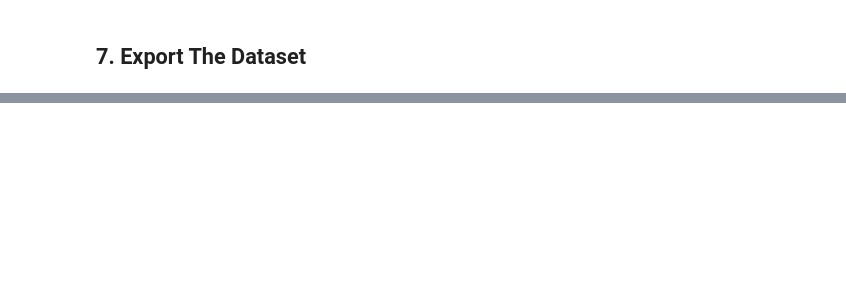
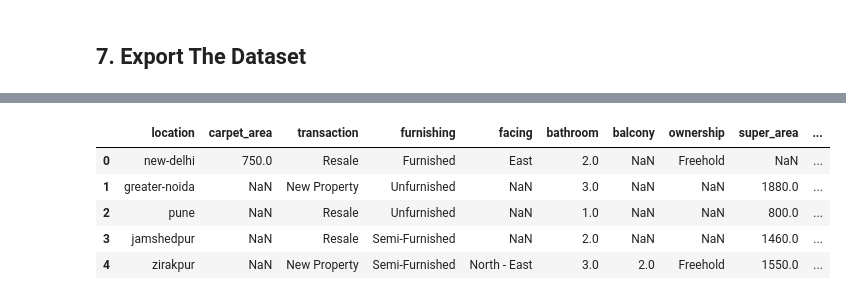
Before and after one commit to rishabhpancholi/house-price-prediction-ml-project, a Jupyter notebook: notebooks/data_cleaning.ipynb, the cells around one changed output, grey strips where cells are left out. Drawn from its saved outputs; the diff is of its cells as text; code cells hidden in the pictures; blank space fills up the shorter version.

Commit message:
Data cleaning done

```diff
--- a/notebooks/data_cleaning.ipynb
+++ b/notebooks/data_cleaning.ipynb
@@ -947,0 +953,9 @@ export_data(X_test,y_test,"test")
+# %%
+export_data(X_val,y_val,"val")
+# %% [output]
+|  | location | carpet_area | transaction | furnishing | facing | bathroom | balcony | ownership | super_area | ... |
+| 0 | new-delhi | 750.0 | Resale | Furnished | East | 2.0 | NaN | Freehold | NaN | ... |
+| 1 | greater-noida | NaN | New Property | Unfurnished | NaN | 3.0 | NaN | NaN | 1880.0 | ... |
+| 2 | pune | NaN | Resale | Unfurnished | NaN | 1.0 | NaN | NaN | 800.0 | ... |
+| 3 | jamshedpur | NaN | Resale | Semi-Furnished | NaN | 2.0 | NaN | NaN | 1460.0 | ... |
+| 4 | zirakpur | NaN | New Property | Semi-Furnished | North - East | 3.0 | 2.0 | Freehold | 1550.0 | ... |
```
Also changed, not shown: parts of 7 cells of this notebook.
